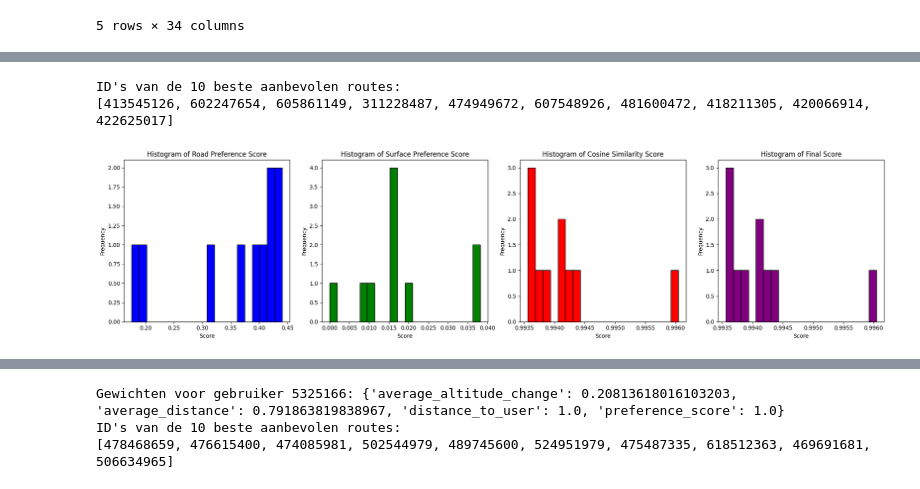
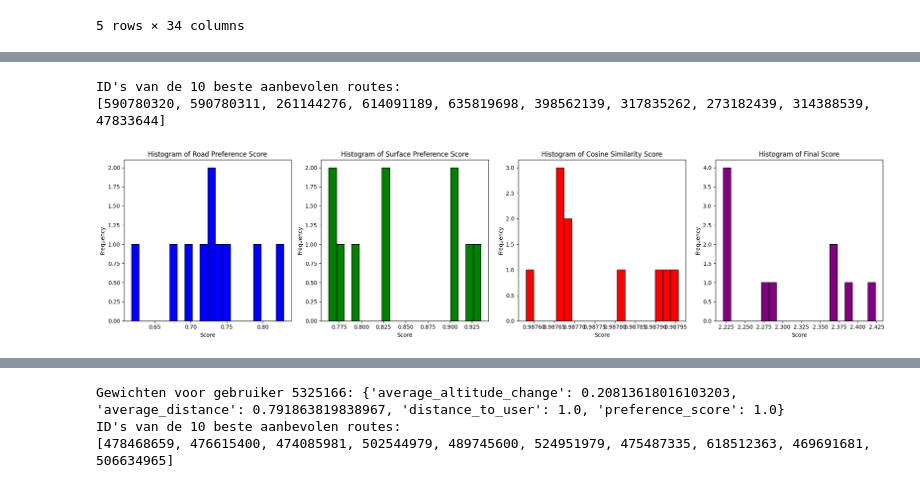
Before and after one commit to PattynRuben/ResearchProject, a Jupyter notebook: Loopcode_uitbreiding/notebook.ipynb, the cells around one changed output, grey strips where cells are left out. Saved outputs shown, nothing was run; the diff lists cells and outputs as text; code cells hidden in the pictures.

Commit message:
road en ground preference

```diff
--- a/Loopcode_uitbreiding/notebook.ipynb
+++ b/Loopcode_uitbreiding/notebook.ipynb
@@ -1125,8 +1125,17 @@ def recommend_routes_for_user_corrected(user_id, user_profiles_df, routes_df, us
     # Normaliseer de voorkeursscores
     scaler = MinMaxScaler()
     routes_df[['road_preference_score', 'surface_preference_score']] = scaler.fit_transform(routes_df[['road_preference_score', 'surface_preference_score']])
-    # Bereken de finale score, je kunt hier besluiten of je de voorkeursscores wilt meewegen in de finale score
-    routes_df['final_score'] = routes_df['cosine_similarity_score']  # Pas indien nodig aan om voorkeursscores mee te nemen
+    # Stel gewichten in voor de scores
+    cosine_similarity_weight = 1.0  # behoudt originele gewicht
+    road_preference_weight = 0.3  # verminder het belang
+    surface_preference_weight = 1.3  # verminder het belang
+
+    # Bereken de finale score met aangepaste gewichten
+    routes_df['final_score'] = (
+        routes_df['cosine_similarity_score'] * cosine_similarity_weight +
+        routes_df['road_preference_score'] * road_preference_weight +
+        routes_df['surface_preference_score'] * surface_preference_weight
+    )
 
     # Filter routes om te voorkomen dat de eigen routes van de gebruiker worden aanbevolen
     routes_df_filtered = routes_df[routes_df['userId'] != user_id]
@@ -1207,35 +1216,35 @@ def plot_histograms_for_scores(routes_df, figsize=(20, 5)):
 
     # Histogram voor final_score
     plt.subplot(1, 4, 4)  # 1x4 grid, positie 4
     plt.hist(routes_df['final_score'], bins=20, edgecolor='black', color='purple')
     plt.title('Histogram of Final Score')
     plt.xlabel('Score')
     plt.ylabel('Frequency')
 
     plt.tight_layout()
     plt.show()
 
 
 
 # Test de functie voor een specifieke gebruiker en visualiseer de resultaten
 # sample_user_id = 8974660
 # sample_user_id = 8899244
 # sample_user_id = 5325166
 sample_user_id = 6361870
 recommended_routes = recommend_routes_for_user_corrected(sample_user_id, user_profiles_df, routes_df)
 
 # In een Jupyter-notebook, toon de kaart direct
 recommended_routes.head()
 plot_histograms_for_scores(recommended_routes)
 # Visualiseer de aanbevolen routes voor een specifieke gebruiker op een kaart
 map_obj = visualize_routes_on_map(sample_user_id, user_profiles_df, recommended_routes)
 
 # In een Jupyter-notebook, toon de kaart direct
 map_obj
 # %% [output]
 ID's van de 10 beste aanbevolen routes:
-[413545126, 602247654, 605861149, 311228487, 474949672, 607548926, 481600472, 418211305, 420066914, 422625017]
+[590780320, 590780311, 261144276, 614091189, 635819698, 398562139, 317835262, 273182439, 314388539, 47833644]
-[figure, old version]
+[figure, new version]
 [interactive output not drawn]
 # %%
 import pandas as pd
```
